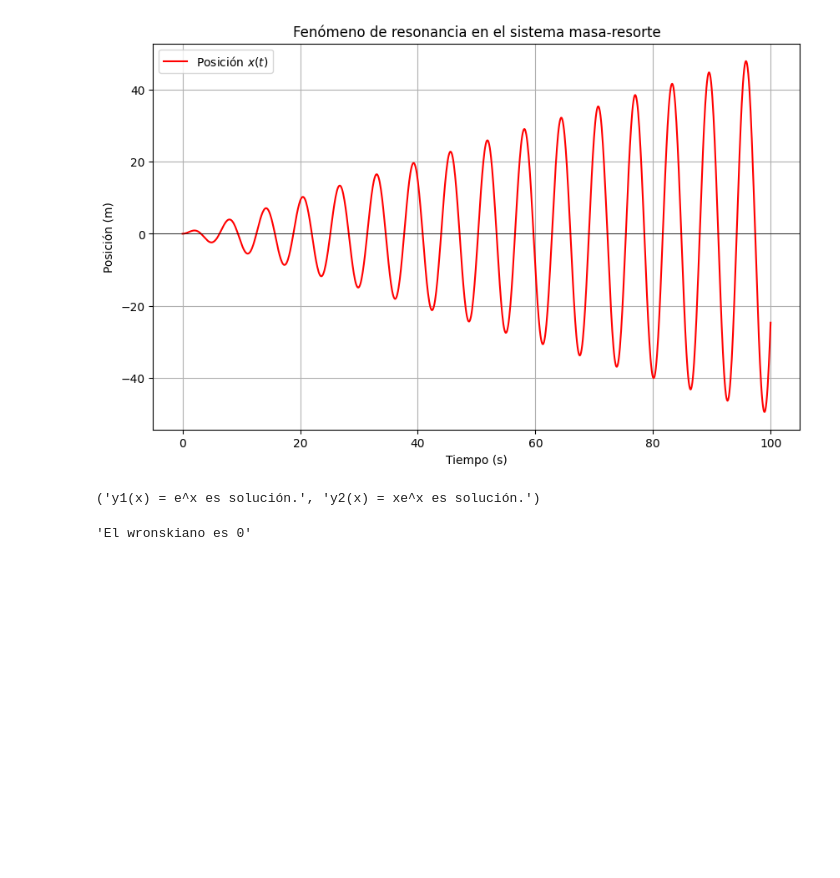
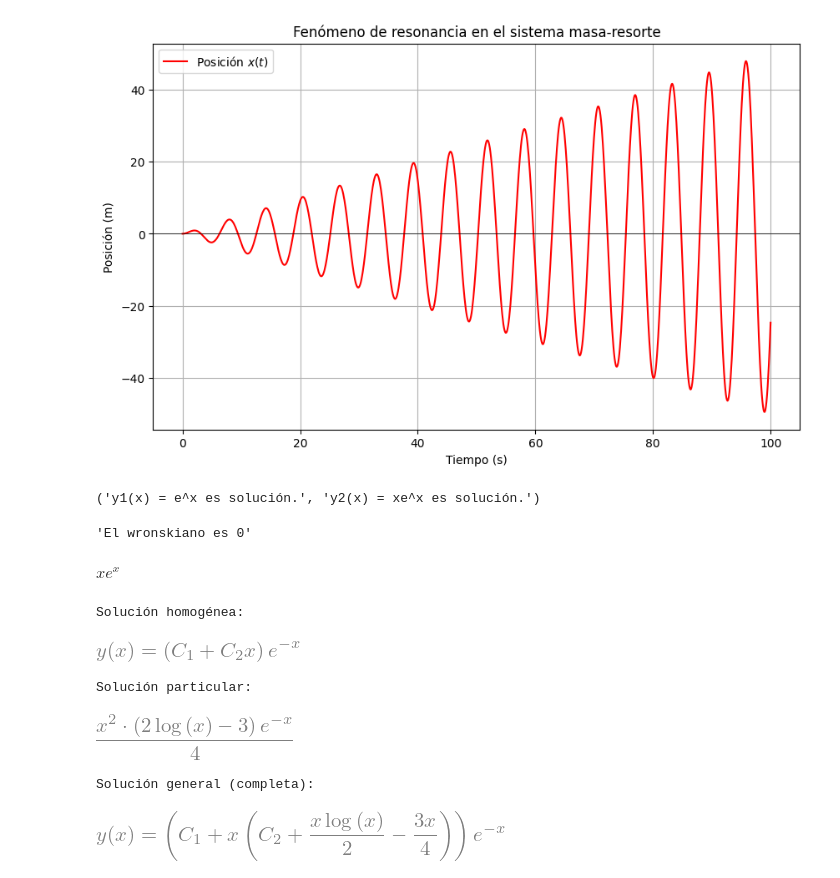
Before and after one commit to DenisOsses/CursoEdo, a Jupyter notebook: _build/jupyter_execute/Ejercicios.ipynb, the cells around one changed output. Saved outputs shown, nothing was run; the diff lists cells and outputs as text; code cells hidden in the pictures; blank space fills up the shorter version.

```diff
--- a/_build/jupyter_execute/Ejercicios.ipynb
+++ b/_build/jupyter_execute/Ejercicios.ipynb
@@ -529,3 +529,65 @@ det_simplificado = sp.simplify(det_wronskiano)
 f"El wronskiano es {det_simplificado}"
 # %% [output]
 'El wronskiano es 0'
+# %%
+import sympy as sp
+
+# Definimos la variable independiente
+x = sp.symbols('x')
+
+# Definimos P(x) y y1(x)
+P = -(x+2)/x
+y1 = x
+
+# Calculamos y2(x) con la fórmula de Abel
+exp_integral = sp.exp(-sp.integrate(P, x))  # e^(-∫P(x)dx)
+integral = sp.integrate(exp_integral / y1**2, x)  # ∫(e^(-∫P(x)dx) / y1^2)dx
+y2 = y1 * integral  # y2(x)
+
+# Simplificamos el resultado
+y2_simple = sp.simplify(y2)
+
+# Mostrar el resultado
+y2_simple
+# %% [output]
+$\displaystyle x e^{x}$
+# %%
+import sympy as sp
+
+# Activar impresión bonita
+sp.init_printing()
+
+# Definir las variables y la función dependiente
+x = sp.symbols('x')
+y = sp.Function('y')(x)
+
+# Definir la ecuación diferencial
+eq = sp.Eq(y.diff(x, 2) + 2*y.diff(x) + y, sp.exp(-x) * sp.ln(x))
+
+# Resolver la ecuación homogénea asociada
+eq_homogenea = sp.Eq(y.diff(x, 2) + 2*y.diff(x) + y, 0)
+sol_homogenea = sp.dsolve(eq_homogenea, y)
+
+# Imprimir la solución homogénea
+print("Solución homogénea:")
+display(sol_homogenea)
+
+# Resolver la ecuación completa
+sol_completa = sp.dsolve(eq, y)
+
+# Separar la solución homogénea de la particular
+sol_particular = sp.simplify(sol_completa.rhs - sol_homogenea.rhs)
+
+# Mostrar la solución particular y completa
+print("\nSolución particular:")
+display(sol_particular)
+
+print("\nSolución general (completa):")
+display(sol_completa)
+# %% [output]
+Solución homogénea:
+[figure, added]
+Solución particular:
+[figure, added]
+Solución general (completa):
+[figure, added]
```
Also changed, not shown: 16 other files.
